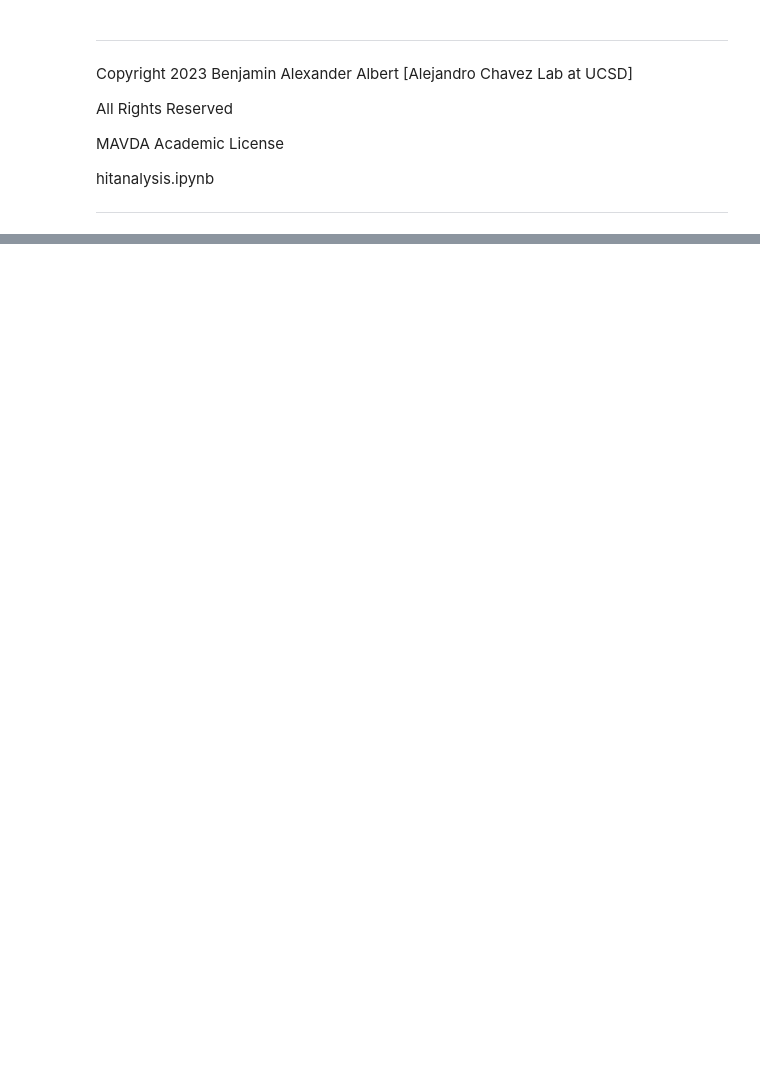
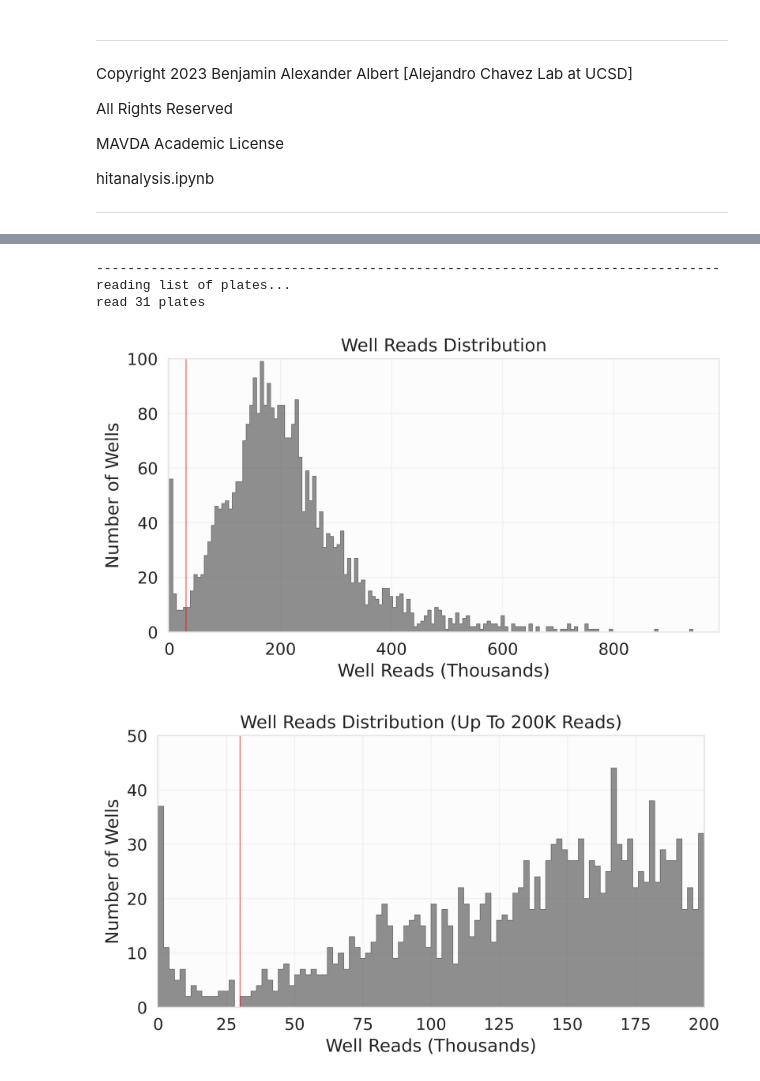
Before and after one commit to alejandrochavezlab/mavda, a Jupyter notebook: hitanalysis.ipynb, the cells around one changed output, grey strips where cells are left out. Cells and saved outputs as stored; diff of their text form; code cells hidden in the pictures; blank space fills up the shorter version.

```diff
--- a/hitanalysis.ipynb
+++ b/hitanalysis.ipynb
@@ -408,7 +451,7 @@ def makeWellCountHist():
 
         with sns.axes_style(style=style, rc=rc):
 
-            plt.figure(figsize=(8,4), dpi=600)
+            fig = plt.figure(figsize=(8,4), dpi=600)
             ax = sns.histplot(
                 x=[x/1000 for x in wellCounts],
                 bins=bins,
@@ -417,35 +460,45 @@ def makeWellCountHist():
                 element="step",
                 linewidth=0.5)
 
             plt.vlines(
                 x=30,
                 ymin=0,
                 ymax=ymax,
                 color="red",
                 linewidth=0.5)
 
             plt.xlim([-0.25,max(binrange)+0.25] if binrange else [-2,ax.get_xlim()[1]])
             plt.ylim([0,ymax])
             plt.ylabel
             plt.xlabel("Well Reads (Thousands)")
             plt.ylabel("Number of Wells")
             plt.title(title)
 
+            return fig
+
     rundates = ', '.join(sorted(plates.run.unique()))
-    _makeHist(
+    fig = _makeHist(
         title="Well Reads Distribution".format(),
         bins=150,
         ymax=100)
+    fig.savefig(os.path.join(figsdir,"supp_fig_4b.svg"), format="svg", bbox_inches="tight")
 
     maxCounts = 200
-    _makeHist(
+    fig = _makeHist(
         "Well Reads Distribution (Up To {}K Reads)".format(maxCounts),
         ymax=50,
         bins=100,
         binrange=[0,maxCounts])
+    fig.savefig(os.path.join(figsdir,"supp_fig_4c.svg"), format="svg", bbox_inches="tight")
 
 
 makeWellCountHist()
+# %% [output]
+--------------------------------------------------------------------------------
+reading list of plates...
+read 31 plates
+[figure, added]
+[figure, added]
 # %%
 def getHits(scores, magratiothresh):
     hits = scores[scores.apply(
```
Also changed, not shown: parts of 5 cells of this notebook, 12 other files.
